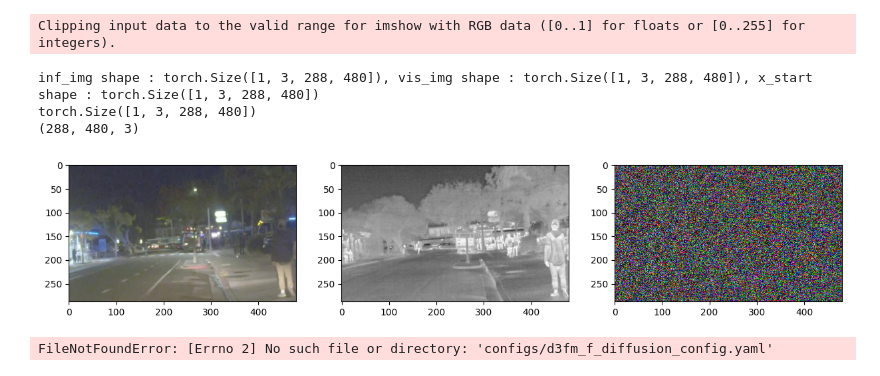
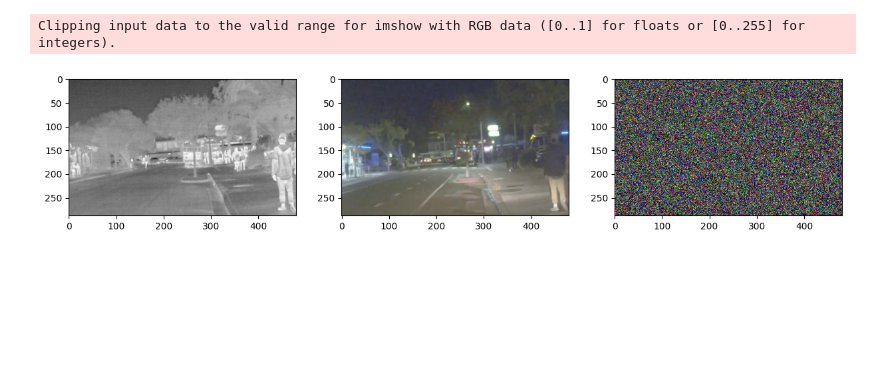
Before and after one commit to imifans/D3FM, a Jupyter notebook: sample_rgb.ipynb, the cells around one changed output. Drawn from its saved outputs; the diff is of its cells as text; code cells hidden in the pictures; blank space fills up the shorter version.

```diff
--- a/sample_rgb.ipynb
+++ b/sample_rgb.ipynb
@@ -44,12 +15,23 @@ for img_dir in ['recon', 'progress']:
+# %%
+model_config = load_yaml('configs/vi_model_config_imagenet.yaml')
+ir_model_config = load_yaml('configs/ir_model_config_imagenet.yaml')
+diffusion_config = load_yaml('configs/diffusion_config.yaml')
+
+logger = get_logger()
+device = "cuda:1"
+mode = 'RGB' #RGB:[1,1,H,W,3] GRAY:[1,1,H,W]
+input_path="./input"
+out_path = f'./output2/{diffusion_config["sampler"]}'
+
+# Working directory
+os.makedirs(out_path, exist_ok=True)
+os.makedirs(os.path.join(out_path, 'recon'), exist_ok=True)
+os.makedirs(os.path.join(out_path, 'progress'), exist_ok=True)
+
+img_name = "FLIR_08248.jpg"
 # %%
-
-mode = 'RGB' #RGB:[1,1,H,W,3] GRAY:[1,1,H,W]
-ir_img = image_read(os.path.join(vi_img_folder,img_name),mode=mode)[np.newaxis,np.newaxis, ...]/255.0
-vi_img = image_read(os.path.join(ir_img_folder,img_name), mode=mode)[np.newaxis,np.newaxis, ...]/255.0
-
-#inf_img = inf_img*2-1
-#vis_img = vis_img*2-1
-
+ir_img = image_read(os.path.join(os.path.join(input_path,"ir"), img_name),mode=mode)[np.newaxis,np.newaxis, ...]/255.0
+vi_img = image_read(os.path.join(os.path.join(input_path,"vi"),img_name), mode=mode)[np.newaxis,np.newaxis, ...]/255.0
 if mode == "RGB":
     #  (B, H, W, C)
     ir_img = np.squeeze(ir_img, axis=1)
@@ -66,76 +48,32 @@ w = w - w % scale
 
 ir_img = ((torch.FloatTensor(ir_img))[:,:,:h,:w]).to(device)
 vi_img = ((torch.FloatTensor(vi_img))[:,:,:h,:w]).to(device)
 
 assert ir_img.shape == vi_img.shape
 
 if mode == "RGB":# (1, 3, H, W)
     x_start = torch.randn(ir_img.shape, device=device)
 elif mode == "GRAY":# (1, 1, H, W)
     # x_start = torch.randn((ir_img.repeat(1, 3, 1, 1)).shape, device=device)
     x_start = torch.randn_like(ir_img, device=device)
 
 # Sampling
 seed = 3407
 torch.manual_seed(seed)
-print(f"inf_img shape : {ir_img.shape}, vis_img shape : {vi_img.shape}, x_start shape : {x_start.shape}")
 
-# Convert tensors to numpy arrays
-print(ir_img.shape) # e([1, 3, 288, 480])
+
 inf_np = tensor_to_numpy(ir_img.squeeze().permute(1, 2, 0))
 vis_np = tensor_to_numpy(vi_img.squeeze().permute(1, 2, 0))
 x_np = tensor_to_numpy(x_start.squeeze().permute(1, 2, 0))
-print(inf_np.shape) # (288, 480, 3)
 # 创建子图
 fig, axs = plt.subplots(1, 3, figsize=(15, 5))
 
 # 显示原始RGB图像
 axs[0].imshow(inf_np)
 axs[1].imshow(vis_np)
 axs[2].imshow(x_np)
 # 显示图像
 plt.show()
 # %% [output]
 Clipping input data to the valid range for imshow with RGB data ([0..1] for floats or [0..255] for integers).
-inf_img shape : torch.Size([1, 3, 288, 480]), vis_img shape : torch.Size([1, 3, 288, 480]), x_start shape : torch.Size([1, 3, 288, 480])
-torch.Size([1, 3, 288, 480])
-(288, 480, 3)
-[figure, old version]
+[figure, new version]
-# %%
-
-# 如果要用红外预训练diffusion模型，改成 ir_model_config
-model_config = load_yaml(args.model_config)
-model = create_model(**model_config)
-
-
-
-
-model = model.to(device)
-model.eval()
-
-if(sampler_type == "d3fm_fusion"):
-    # 混合扩散
-    d3fm_f_diffusion_config = load_yaml(args.d3fm_f_diffusion_config)
-    sampler = create_sampler(**d3fm_f_diffusion_config)
-    ir_sampler = create_sampler(**d3fm_f_diffusion_config)
-    sampler.set_ir_sampler(ir_sampler)
-    # 红外预训练的模型
-    ir_model_config = load_yaml(args.ir_model_config)
-    ir_model = create_model_ir(**ir_model_config)
-    ir_model = ir_model.to(device)
-    ir_model.eval()
-    sample_fn = partial(sampler.p_sample_loop_viir, model = model, ir_model = ir_model)
-elif(sampler_type == "d3fm"):
-    d3fm_diffusion_config = load_yaml(args.d3fm_diffusion_config)
-    sampler = create_sampler(**d3fm_diffusion_config)
-    ir_model_config = load_yaml(args.ir_model_config)
-    ir_model = create_model_ir(**ir_model_config)
-    ir_model = ir_model.to(device)
-    ir_model.eval()
-    sample_fn = partial(sampler.p_sample_loop_viir, model = model, ir_model = ir_model)
-else:
-    diffusion_config = load_yaml(args.diffusion_config)
-    sampler = create_sampler(**diffusion_config)
-    sample_fn = partial(sampler.p_sample_loop, model = model)
-# %% [output]
-FileNotFoundError: [Errno 2] No such file or directory: 'configs/d3fm_f_diffusion_config.yaml'
```
Also changed, not shown: parts of 5 cells of this notebook.
